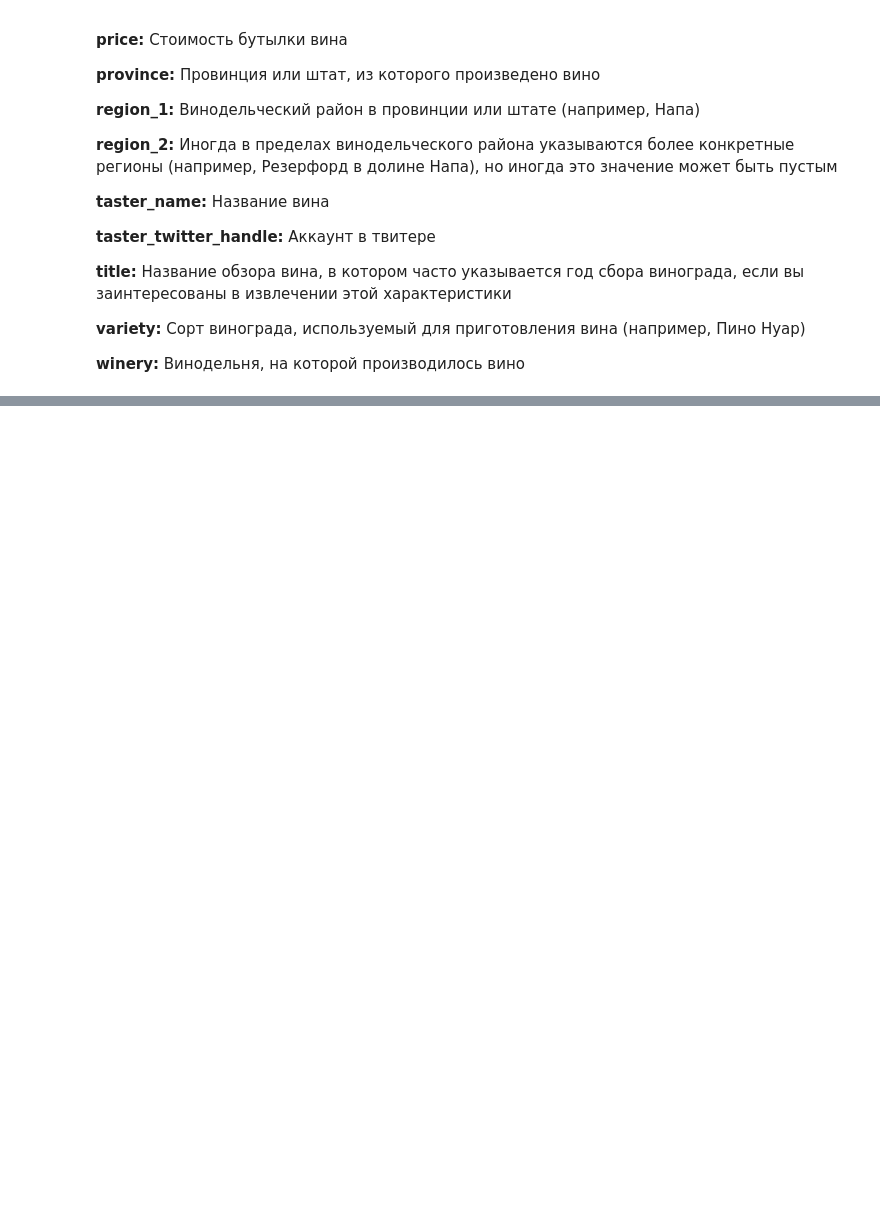
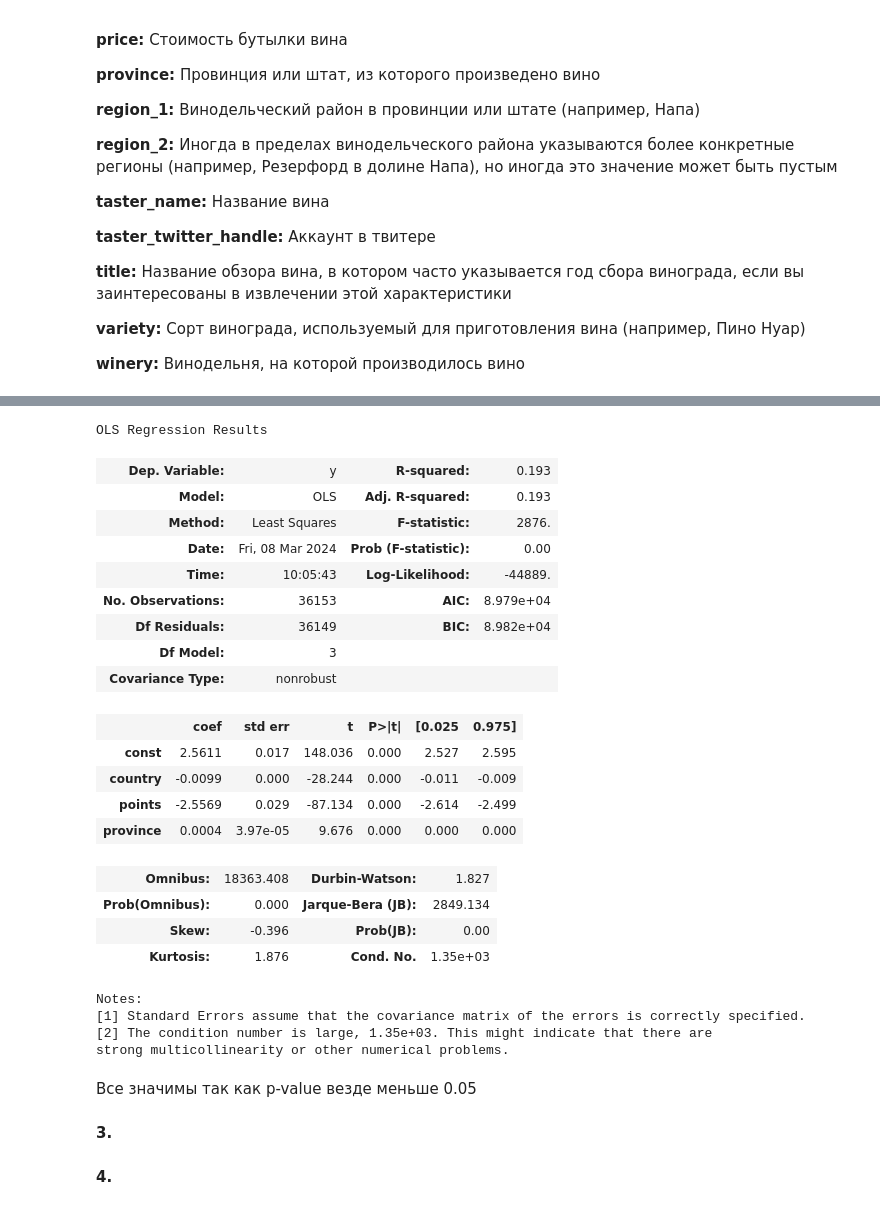
Before and after one commit to polinakochneva1/me_labs_house, a Jupyter notebook: георгий_1.ipynb, the cells around one changed output, grey strips where cells are left out. Drawn from its saved outputs; the diff is of its cells as text; code cells hidden in the pictures; blank space fills up the shorter version.

```diff
--- a/георгий_1.ipynb
+++ b/георгий_1.ipynb
@@ -150,0 +191,43 @@ memory usage: 5.0+ MB
+# %%
+#Делаем стандартизацию и лэйбл(он для статсмоделей)
+scaler = MinMaxScaler()
+le = LabelEncoder()
+X[['points']] = scaler.fit_transform(X[['points']])
+X['country'] = le.fit_transform(X['country'])
+X['province'] = le.fit_transform(X['province'])
+Y=le.fit_transform(Y)
+# %%
+#Выводим коэф параметров регрессии
+
+X = sm.add_constant(X)
+mod = sm.OLS(Y.astype(float),X.astype(float))
+res = mod.fit()
+res.summary()
+# %% [output]
+OLS Regression Results
+| Dep. Variable: | y | R-squared: | 0.193 |
+| Model: | OLS | Adj. R-squared: | 0.193 |
+| Method: | Least Squares | F-statistic: | 2876. |
+| Date: | Fri, 08 Mar 2024 | Prob (F-statistic): | 0.00 |
+| Time: | 10:05:43 | Log-Likelihood: | -44889. |
+| No. Observations: | 36153 | AIC: | 8.979e+04 |
+| Df Residuals: | 36149 | BIC: | 8.982e+04 |
+| Df Model: | 3 |  |  |
+| Covariance Type: | nonrobust |  |  |
+|  | coef | std err | t | P>|t| | [0.025 | 0.975] |
+| const | 2.5611 | 0.017 | 148.036 | 0.000 | 2.527 | 2.595 |
+| country | -0.0099 | 0.000 | -28.244 | 0.000 | -0.011 | -0.009 |
+| points | -2.5569 | 0.029 | -87.134 | 0.000 | -2.614 | -2.499 |
+| province | 0.0004 | 3.97e-05 | 9.676 | 0.000 | 0.000 | 0.000 |
+| Omnibus: | 18363.408 | Durbin-Watson: | 1.827 |
+| Prob(Omnibus): | 0.000 | Jarque-Bera (JB): | 2849.134 |
+| Skew: | -0.396 | Prob(JB): | 0.00 |
+| Kurtosis: | 1.876 | Cond. No. | 1.35e+03 |
+Notes:
+[1] Standard Errors assume that the covariance matrix of the errors is correctly specified.
+[2] The condition number is large, 1.35e+03. This might indicate that there are
+strong multicollinearity or other numerical problems.
+# %% [markdown]
+Все значимы так как p-value везде меньше 0.05
+# %% [markdown]
+**3.**
@@ -150,0 +236,2 @@ memory usage: 5.0+ MB
+# %% [markdown]
+**4.**
```
Also changed, not shown: parts of 17 cells of this notebook.
